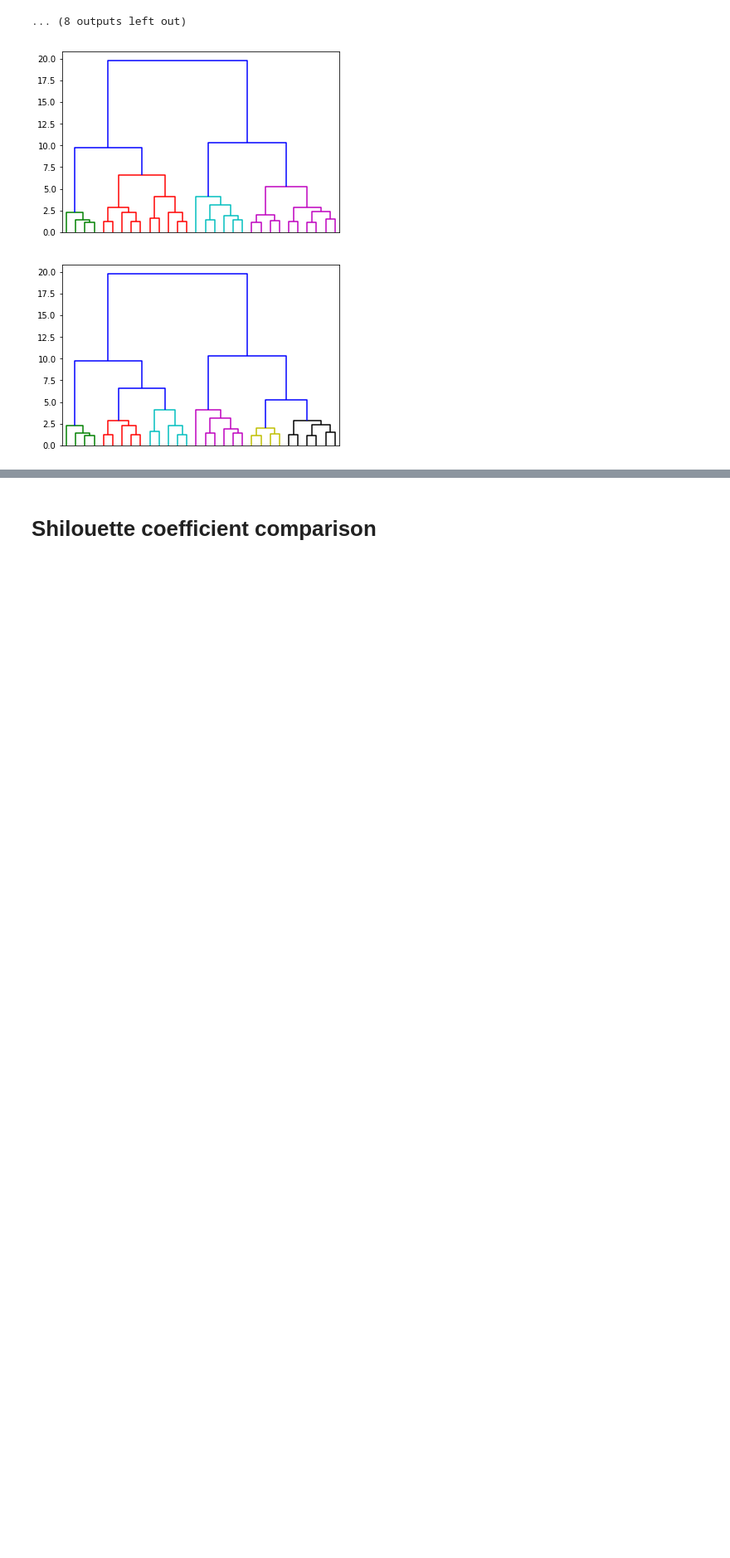
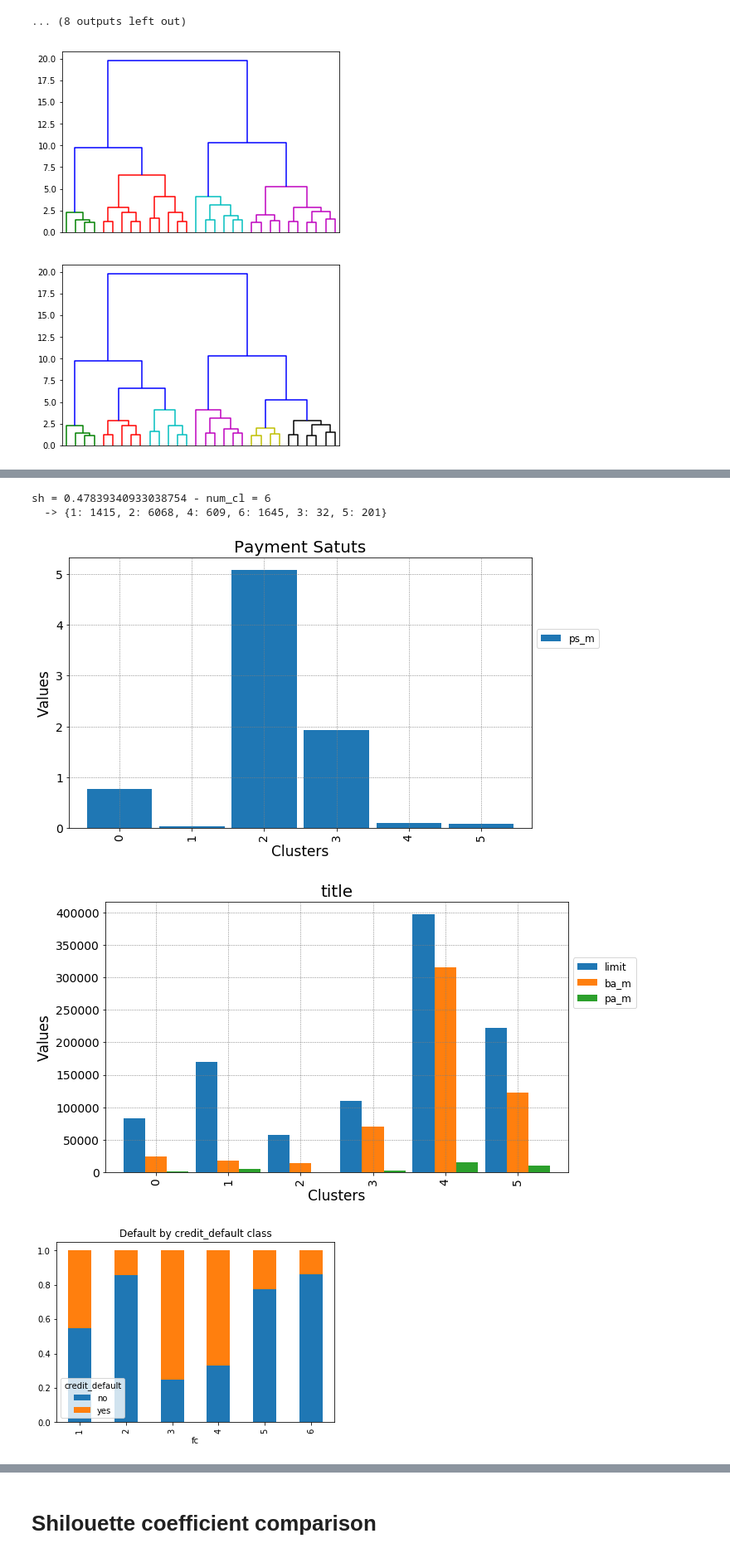
Before and after one commit to DanyEle/dm-group-1, a Jupyter notebook: Code/Riccardo/Hier_Clu_2.0.ipynb, the cells around one changed output, grey strips where cells are left out. Shown at 83% size. Drawn from its saved outputs; the diff is of its cells as text; code cells hidden in the pictures; blank space fills up the shorter version.

```diff
--- a/Code/Riccardo/Hier_Clu_2.0.ipynb
+++ b/Code/Riccardo/Hier_Clu_2.0.ipynb
@@ -458,0 +484,8 @@ plot_dend(test_3_30, 'ward', [4,6])
+# %%
+plot_res(cc_2, test_4_30, 'ward', 6, 'mean')
+# %% [output]
+sh = 0.47839340933038754 - num_cl = 6
+  -> {1: 1415, 2: 6068, 4: 609, 6: 1645, 3: 32, 5: 201}
+[figure, added]
+[figure, added]
+[figure, added]
```
Also changed, not shown: parts of 8 cells of this notebook, 1 other file.
